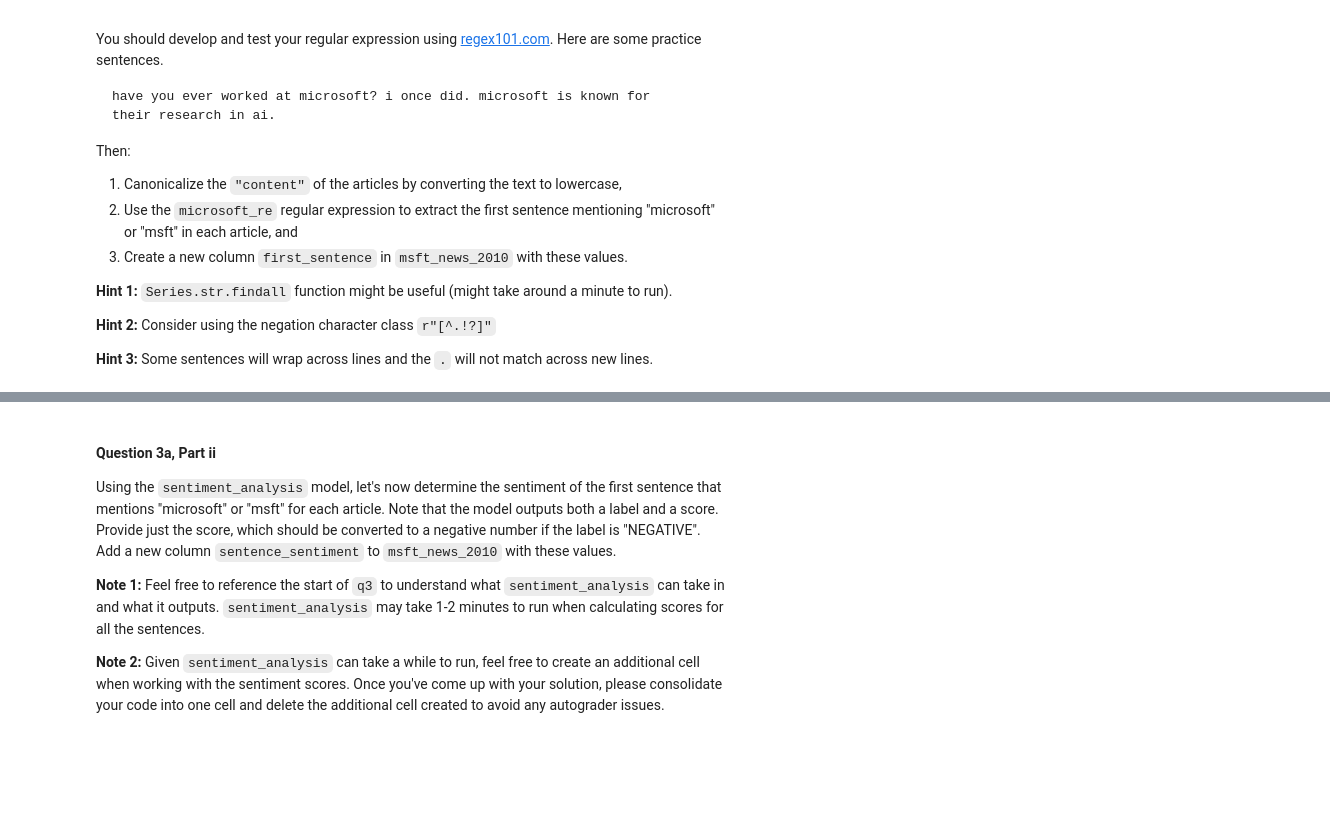
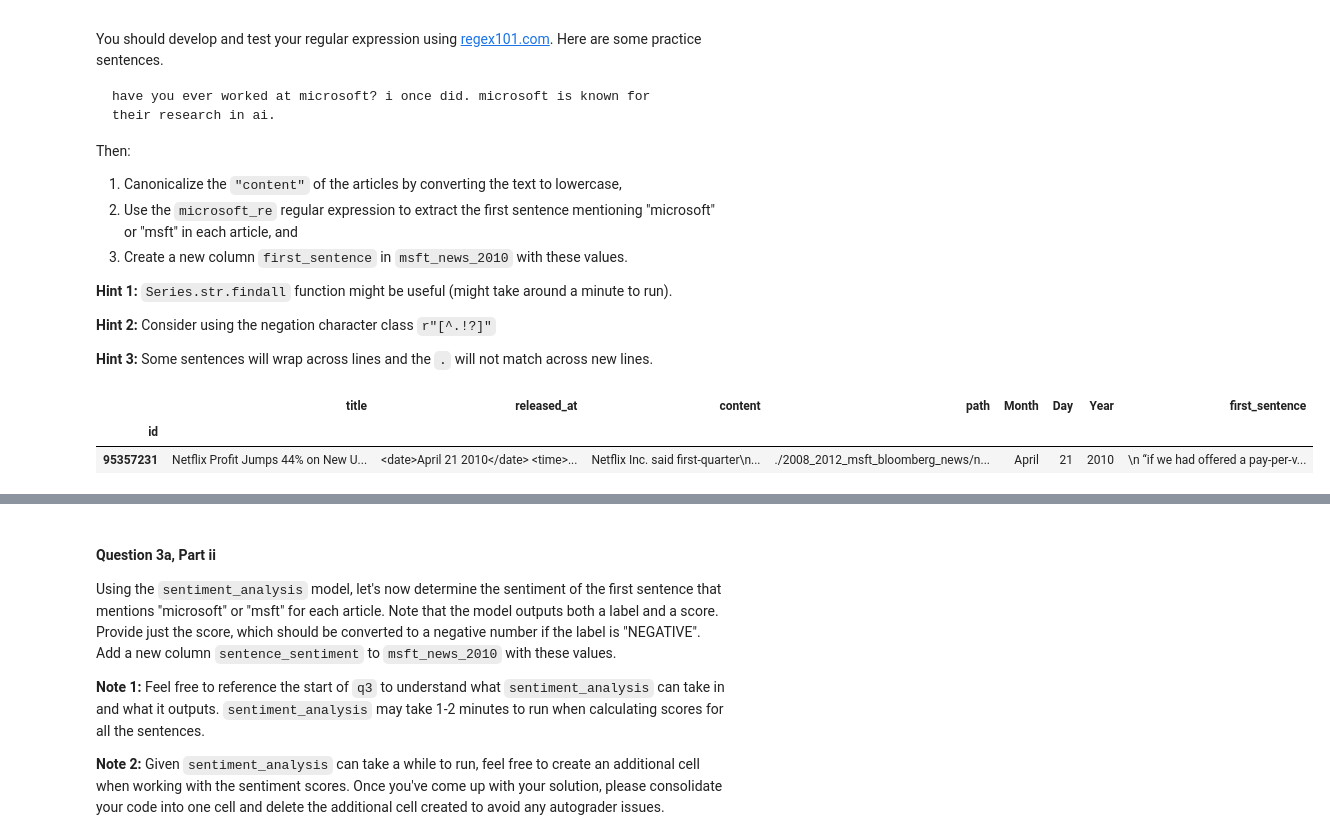
Before and after one commit to splendidzheng1/Data100-24sp, a Jupyter notebook: hw/hw03/hw03.ipynb, the cells around one changed output, grey strips where cells are left out. Cells and saved outputs as stored; diff of their text form; code cells hidden in the pictures; blank space fills up the shorter version.

```diff
--- a/hw/hw03/hw03.ipynb
+++ b/hw/hw03/hw03.ipynb
@@ -438,2 +436,16 @@ msft_news_2010.head(1)
+# %%
+microsoft_re = r"[^.!?]*(?:microsoft|msft)[^.!?]*[.!?]"
+
+# Canonicalize the content by converting to lowercase
+content_lower = msft_news_2010["content"].str.lower()
+
+# Extract the first sentence mentioning "microsoft" or "msft" in each article
+msft_news_2010["first_sentence"] = content_lower.str.findall(microsoft_re).str[0]
+
+msft_news_2010.head(1)
+# %% [output]
+|  | title | released_at | content | path | Month | Day | Year | first_sentence |
+| id |  |  |  |  |  |  |  |  |
+| 95357231 | Netflix Profit Jumps 44% on New U... | <date>April 21 2010</date> <time>... | Netflix Inc. said first-quarter\n... | ./2008_2012_msft_bloomberg_news/n... | April | 21 | 2010 | \n “if we had offered a pay-per-v... |
 # %%
 grader.check("q3ai")
```
Also changed, not shown: parts of 18 cells of this notebook.
